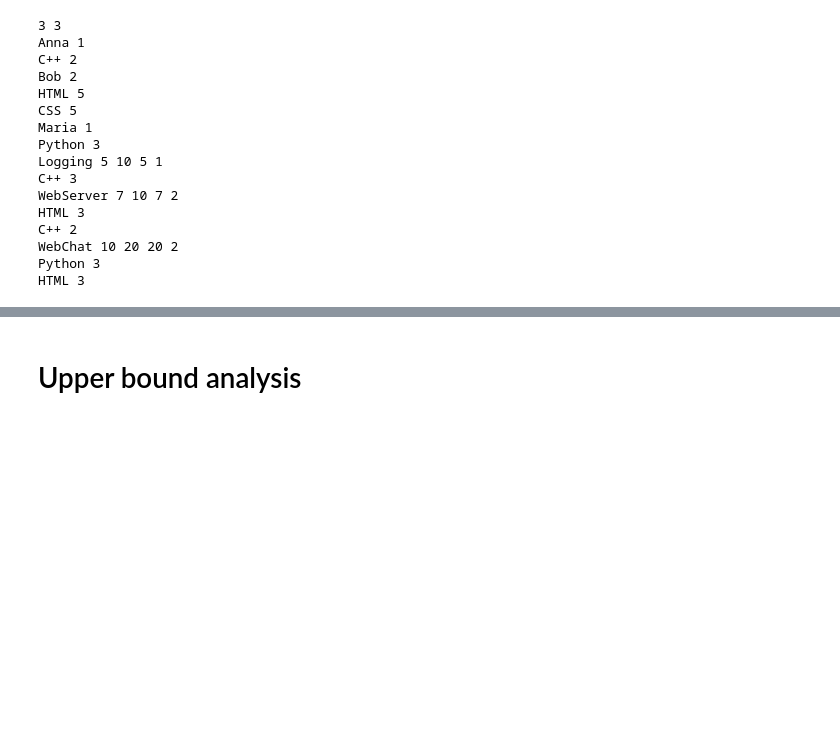
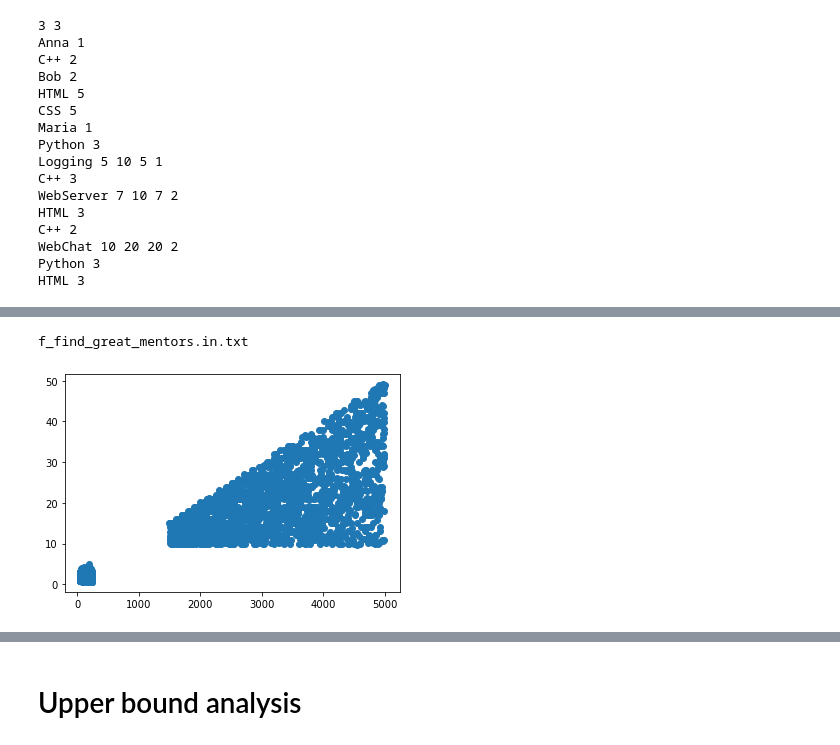
Before and after one commit to tonghuikang/codecomp, a Jupyter notebook: template/adhoc.ipynb, the cells around one changed output, grey strips where cells are left out. Saved outputs shown, nothing was run; the diff lists cells and outputs as text; code cells hidden in the pictures; blank space fills up the shorter version.

```diff
--- a/template/adhoc.ipynb
+++ b/template/adhoc.ipynb
@@ -60,7 +60,7 @@ WebChat 10 20 20 2
 Python 3
 HTML 3
 # %%
-def parse(filename):
+def input_parser(filename):
 
     with open(filename) as f:
         srr = [row.strip() for row in f.readlines()]
@@ -92,7 +92,6 @@ def parse(filename):
     project_to_people_needed = {}
     project_to_people_days_needed = {}
     project_to_unique_skills_needed = {}
-
 
     for _ in range(p):
         project_name, d, s, b, r = srr[ptr].split()
@@ -137,7 +138,7 @@ project_to_best_before, \
 project_to_skills_and_skill_levels, \
 project_to_people_needed, \
 project_to_people_days_needed, \
-project_to_unique_skills_needed = parse(folder_in + case)
+project_to_unique_skills_needed = input_parser(folder_in + case)
 # %%
 print(case)
 
@@ -250,0 +252,11 @@ b_better_start_small.in.txt
+# %%
+print(case)
+# x - project_to_score_given
+# y - project_to_unique_skills_needed
+n = len(list(project_to_score_given.values()))
+plt.scatter(np.array(list(project_to_score_given.values())) + np.random.randn(n)/10,
+            np.array(list(project_to_unique_skills_needed.values())) + np.random.randn(n)/10)
+plt.show()
+# %% [output]
+f_find_great_mentors.in.txt
+[figure, added]
```
Also changed, not shown: parts of 51 cells of this notebook, 2 other files.
